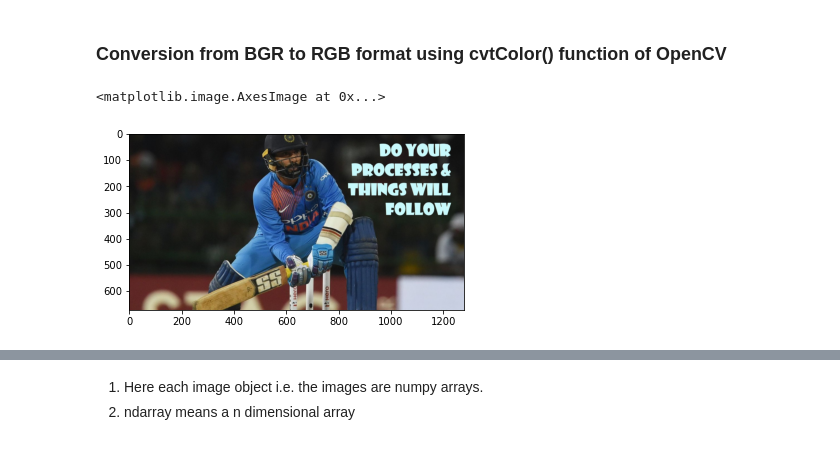
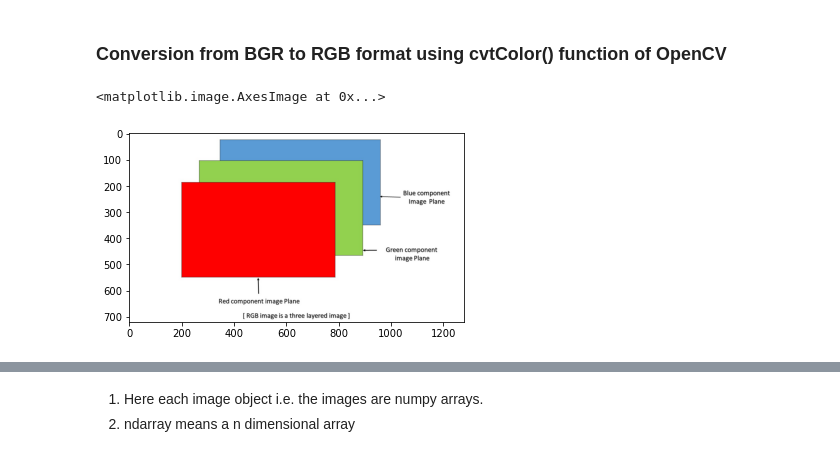
Before and after one commit to SRA-VJTI/Pixels_Seminar, a Jupyter notebook: 3_cv_basics/5_opencv_overview.ipynb, the cells around one changed output, grey strips where cells are left out. Drawn from its saved outputs; the diff is of its cells as text; code cells hidden in the pictures.

```diff
--- a/3_cv_basics/5_opencv_overview.ipynb
+++ b/3_cv_basics/5_opencv_overview.ipynb
@@ -78,19 +91,17 @@ Refer this from **google** and [OpenCv Docs](https://docs.opencv.org/master/inde
 # %%
 # Importing the OpenCV library
 import cv2
+# Reading the image using imread() function
+image = cv2.imread('images/image1.jpg')  # Here the path of the image to be read is written
 
-# Reading the image using imread() function
-img = cv2.imread('images/DK.jpeg') # Here the path of the image to be read is written
-
-print(type(img))
+print(type(image))
 
 # Extracting the height and width of an image
 # h, w = img.shape[:2]
-# or
-h, w, c = img.shape[:]
+h, w, c = image.shape[:]
 # c indicates number of channels
 
 # Displaying the height and width of the image (pixels)
-print("Height = {},  Width = {}, c = {}".format(h, w, c))
+print("Height = {},  Width = {} , channels={}".format(h, w,c))
 # %% [output]
 <class 'numpy.ndarray'>
@@ -136,8 +227,8 @@ plt.imshow(img2)
 # %%
 # Converting OpenCV read image (BGR format) to RGB format and ploting using matplotlib
 # Here cvtColor function accepts the image and the colour conversion code
-img3 = cv2.cvtColor(img, cv2.COLOR_BGR2RGB)
-plt.imshow(img3)
+img = cv2.cvtColor(image, cv2.COLOR_BGR2RGB)
+plt.imshow(img)
 # %% [output]
 <matplotlib.image.AxesImage at 0x...>
-[figure, old version]
+[figure, new version]
```
Also changed, not shown: parts of 86 cells of this notebook, 20 other files.
